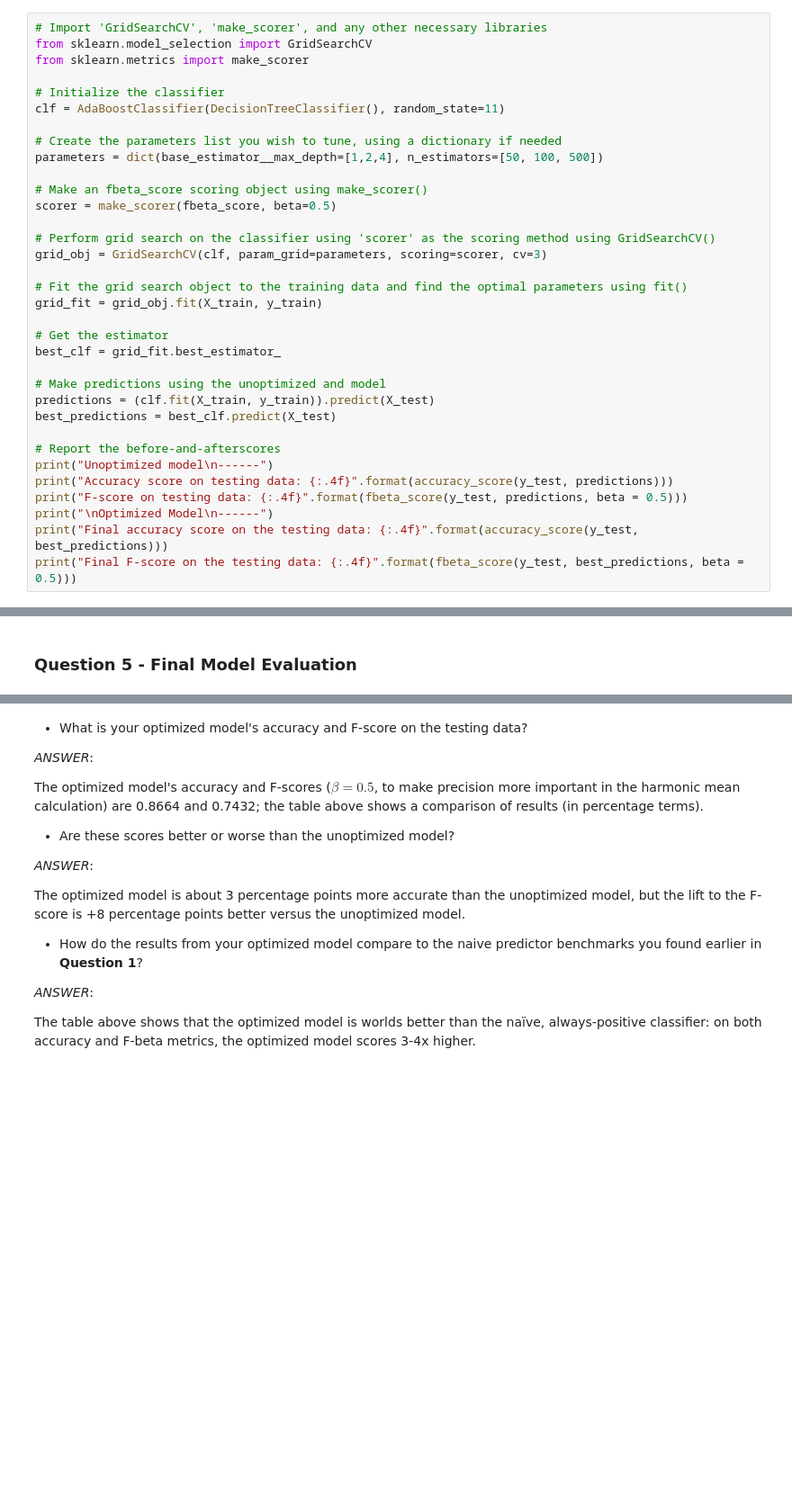
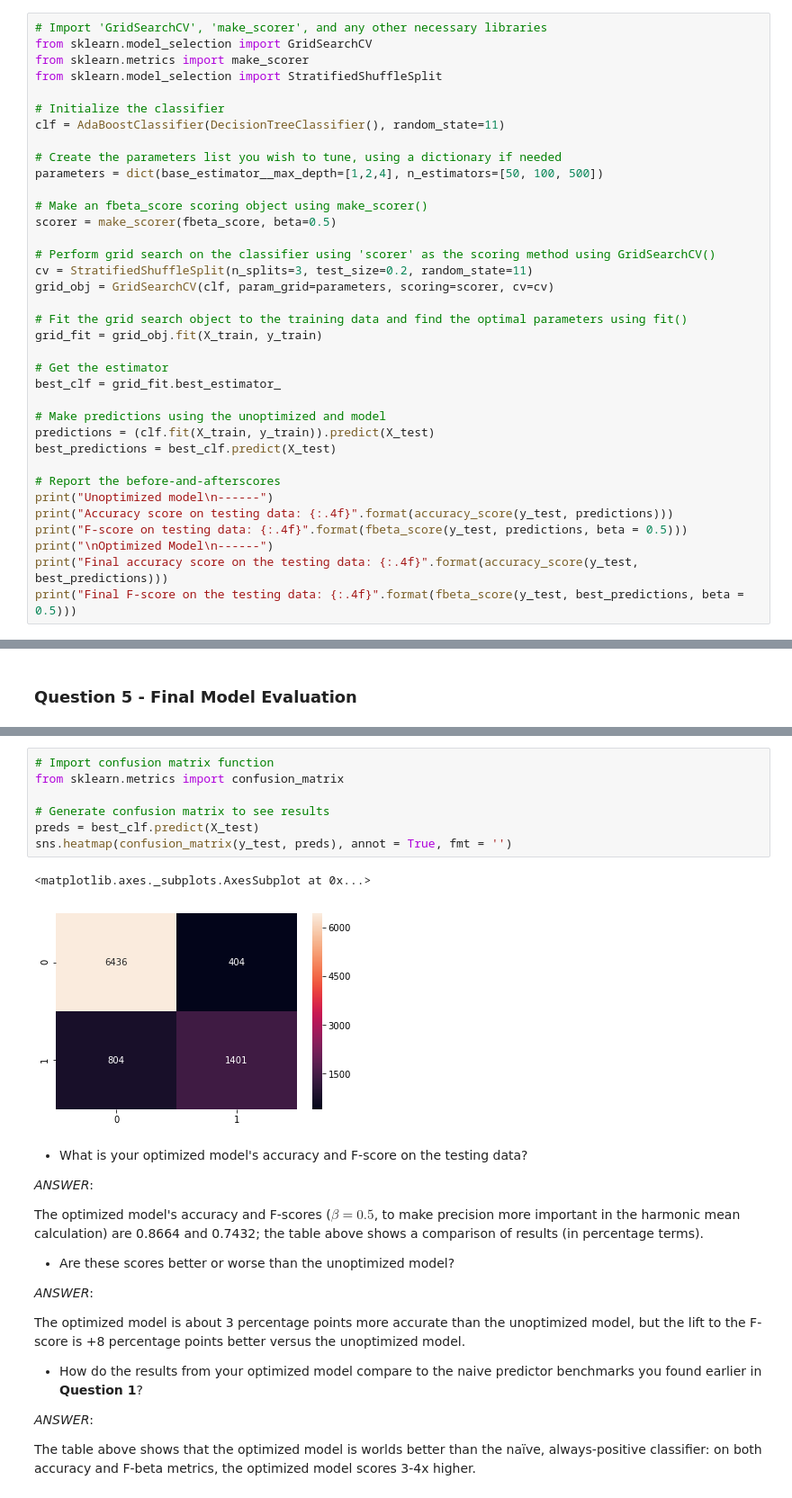
Before and after one commit to Per48edjes/Udacity-DSND-P1, a Jupyter notebook: finding_donors.ipynb, the cells around one changed output, grey strips where cells are left out. Shown at 90% size. Cells and saved outputs as stored; diff of their text form; blank space fills up the shorter version.

```diff
--- a/finding_donors.ipynb
+++ b/finding_donors.ipynb
@@ -496,6 +582,7 @@ Fine tune the chosen model. Use grid search (`GridSearchCV`) with at least one i
 # Import 'GridSearchCV', 'make_scorer', and any other necessary libraries
 from sklearn.model_selection import GridSearchCV
 from sklearn.metrics import make_scorer
+from sklearn.model_selection import StratifiedShuffleSplit
 
 # Initialize the classifier
 clf = AdaBoostClassifier(DecisionTreeClassifier(), random_state=11)
@@ -507,7 +594,8 @@ parameters = dict(base_estimator__max_depth=[1,2,4], n_estimators=[50, 100, 500]
 scorer = make_scorer(fbeta_score, beta=0.5)
 
 # Perform grid search on the classifier using 'scorer' as the scoring method using GridSearchCV()
-grid_obj = GridSearchCV(clf, param_grid=parameters, scoring=scorer, cv=3)
+cv = StratifiedShuffleSplit(n_splits=3, test_size=0.2, random_state=11)
+grid_obj = GridSearchCV(clf, param_grid=parameters, scoring=scorer, cv=cv)
 
 # Fit the grid search object to the training data and find the optimal parameters using fit()
 grid_fit = grid_obj.fit(X_train, y_train)
@@ -561,3 +649,13 @@ AdaBoostClassifier(algorithm='SAMME.R',
+# %%
+# Import confusion matrix function
+from sklearn.metrics import confusion_matrix
+
+# Generate confusion matrix to see results
+preds = best_clf.predict(X_test)
+sns.heatmap(confusion_matrix(y_test, preds), annot = True, fmt = '')
+# %% [output]
+<matplotlib.axes._subplots.AxesSubplot at 0x...>
+[figure, added]
 # %% [markdown]
 * What is your optimized model's accuracy and F-score on the testing data?
 
```
Also changed, not shown: parts of 22 cells of this notebook, 1 other file.
